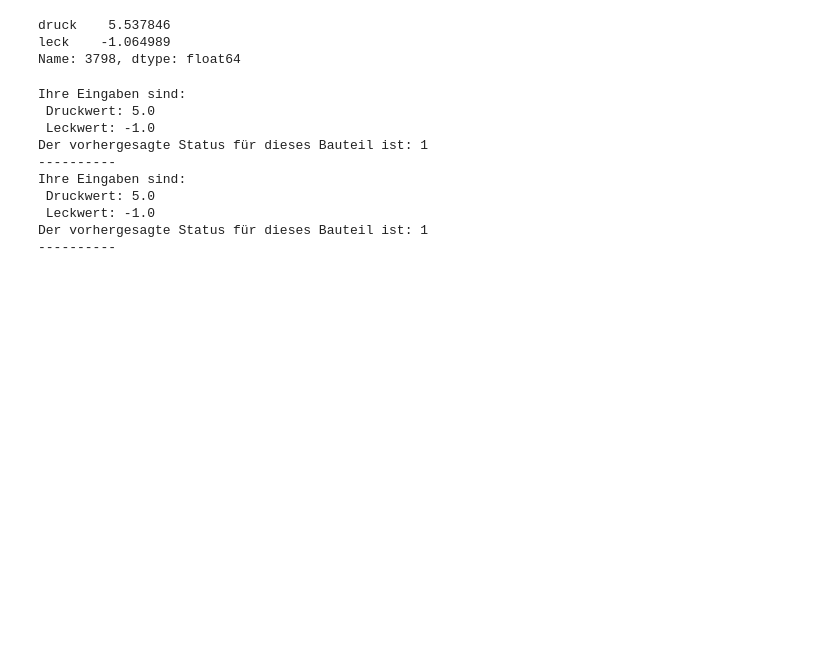
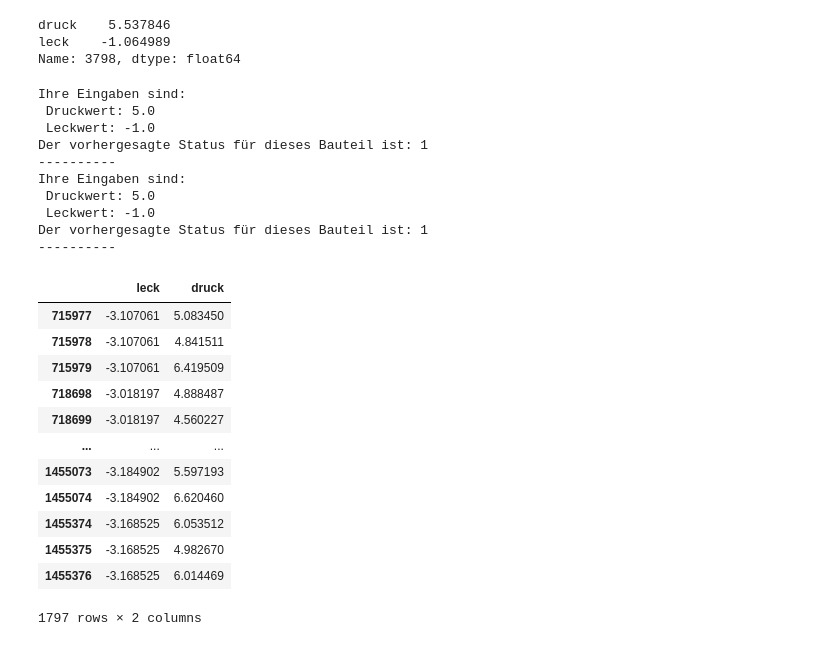
Before and after one commit to juliansaar/Innoprojekt, a Jupyter notebook: Dichte_Klassifizierung.ipynb, the cells around one changed output. Saved outputs shown, nothing was run; the diff lists cells and outputs as text; code cells hidden in the pictures; blank space fills up the shorter version.

```diff
--- a/Dichte_Klassifizierung.ipynb
+++ b/Dichte_Klassifizierung.ipynb
@@ -352,3 +352,19 @@ Ihre Eingaben sind:
  Leckwert: -1.0
 Der vorhergesagte Status für dieses Bauteil ist: 1
 ----------
+# %%
+df_reduced[df.status == 4][['leck', 'druck']]
+# %% [output]
+|  | leck | druck |
+| 715977 | -3.107061 | 5.083450 |
+| 715978 | -3.107061 | 4.841511 |
+| 715979 | -3.107061 | 6.419509 |
+| 718698 | -3.018197 | 4.888487 |
+| 718699 | -3.018197 | 4.560227 |
+| ... | ... | ... |
+| 1455073 | -3.184902 | 5.597193 |
+| 1455074 | -3.184902 | 6.620460 |
+| 1455374 | -3.168525 | 6.053512 |
+| 1455375 | -3.168525 | 4.982670 |
+| 1455376 | -3.168525 | 6.014469 |
+1797 rows × 2 columns
```
Also changed, not shown: 1 other file.
